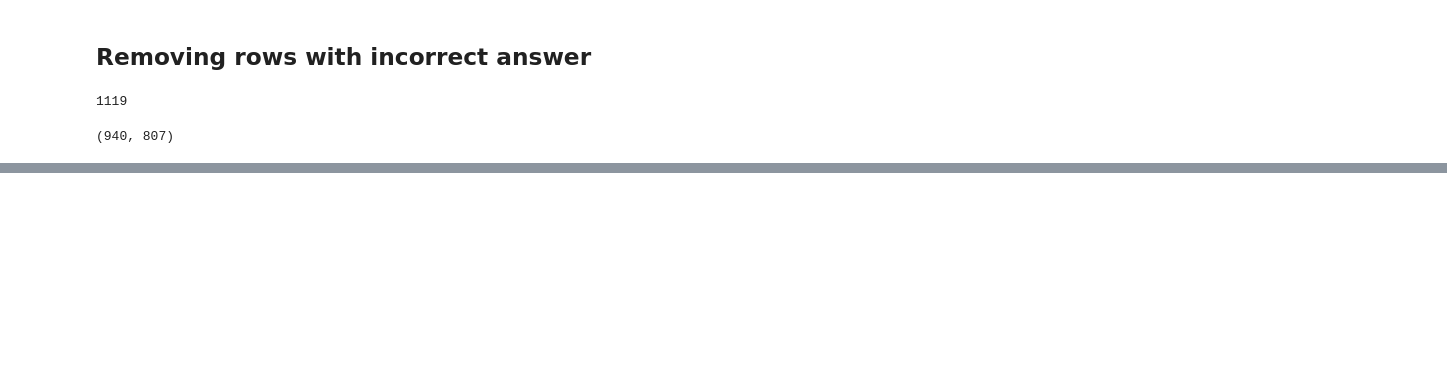
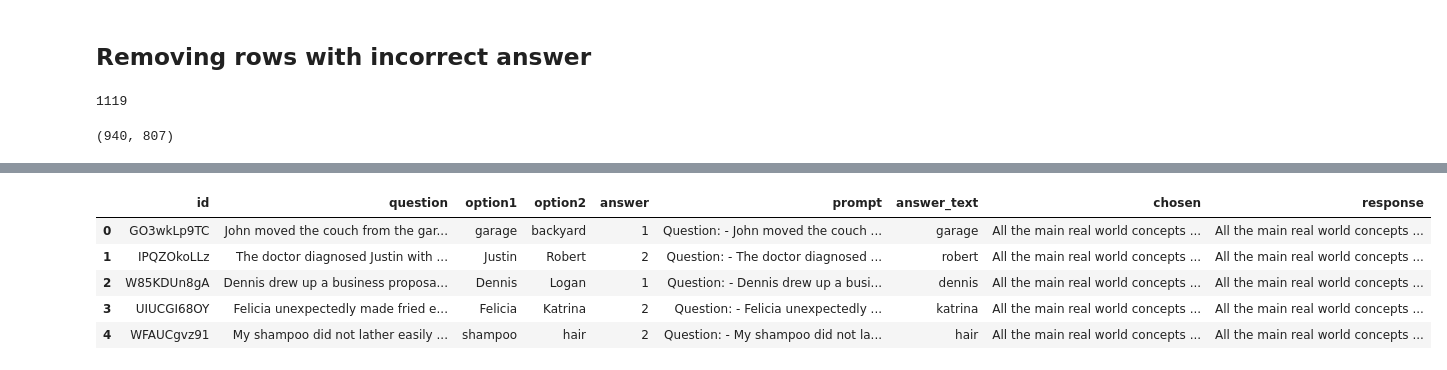
Before and after one commit to abhishekanand1710/focus-llm, a Jupyter notebook: fine_tuning/preprocess_dataset.ipynb, the cells around one changed output, grey strips where cells are left out. Drawn from its saved outputs; the diff is of its cells as text; code cells hidden in the pictures; blank space fills up the shorter version.

Commit message:
dataset created

```diff
--- a/fine_tuning/preprocess_dataset.ipynb
+++ b/fine_tuning/preprocess_dataset.ipynb
@@ -108,0 +159,3 @@ len(arc_df_cleaned), len(wino_df_cleaned)
+# %%
+wino_df_cleaned['chosen'] = wino_df_cleaned['id'].apply(lambda x: get_gpt4_response(x, dataset='wino'))
+wino_df_cleaned.head()
@@ -108,0 +270,3 @@ len(arc_df_cleaned), len(wino_df_cleaned)
+# %%
+wino_mistral_df = pd.read_csv('../datasets/mistral/winogrande_train_with_prompt_and_response.csv')
+wino_mistral_df.head()
@@ -108,0 +317,29 @@ len(arc_df_cleaned), len(wino_df_cleaned)
+# %%
+def process_response_wino(response):
+    ans_idx = response.find("\"answer\":")
+    answer = ''
+
+    if ans_idx != -1:
+        answer = response[ans_idx:]
+    else:
+        ans_idx = len(response)
+
+    if len(answer) > 0 and answer.strip()[-1] == '}':
+        answer = answer[:-1]
+
+    rel_idx = response.find("\"relationships\":")
+    relationships = ''
+
+    if rel_idx != -1:
+        relationships = response[rel_idx:ans_idx]
+    else:
+        rel_idx = len(response)
+
+    if len(relationships) > 0 and relationships.strip()[-1] == '{':
+        relationships = relationships[:-1]
+
+    concepts = response[:rel_idx]
+    return preferred_response_tmplt.format(concepts, relationships, answer)
+# %%
+wino_mistral_df['response'] = wino_mistral_df['prompt_response'].apply(lambda r: process_response_wino(r))
+wino_mistral_df.head()
@@ -108,0 +380,10 @@ len(arc_df_cleaned), len(wino_df_cleaned)
+# %%
+wino_df_cleaned = wino_df_cleaned.merge(wino_mistral_df[['id', 'response']], on='id', how='left')
+wino_df_cleaned.head()
+# %% [output]
+|  | id | question | option1 | option2 | answer | prompt | answer_text | chosen | response |
+| 0 | GO3wkLp9TC | John moved the couch from the gar... | garage | backyard | 1 | Question: - John moved the couch ... | garage | All the main real world concepts ... | All the main real world concepts ... |
+| 1 | IPQZOkoLLz | The doctor diagnosed Justin with ... | Justin | Robert | 2 | Question: - The doctor diagnosed ... | robert | All the main real world concepts ... | All the main real world concepts ... |
+| 2 | W85KDUn8gA | Dennis drew up a business proposa... | Dennis | Logan | 1 | Question: - Dennis drew up a busi... | dennis | All the main real world concepts ... | All the main real world concepts ... |
+| 3 | UIUCGI68OY | Felicia unexpectedly made fried e... | Felicia | Katrina | 2 | Question: - Felicia unexpectedly ... | katrina | All the main real world concepts ... | All the main real world concepts ... |
+| 4 | WFAUCgvz91 | My shampoo did not lather easily ... | shampoo | hair | 2 | Question: - My shampoo did not la... | hair | All the main real world concepts ... | All the main real world concepts ... |
```
Also changed, not shown: parts of 42 cells of this notebook, 2 other files.
